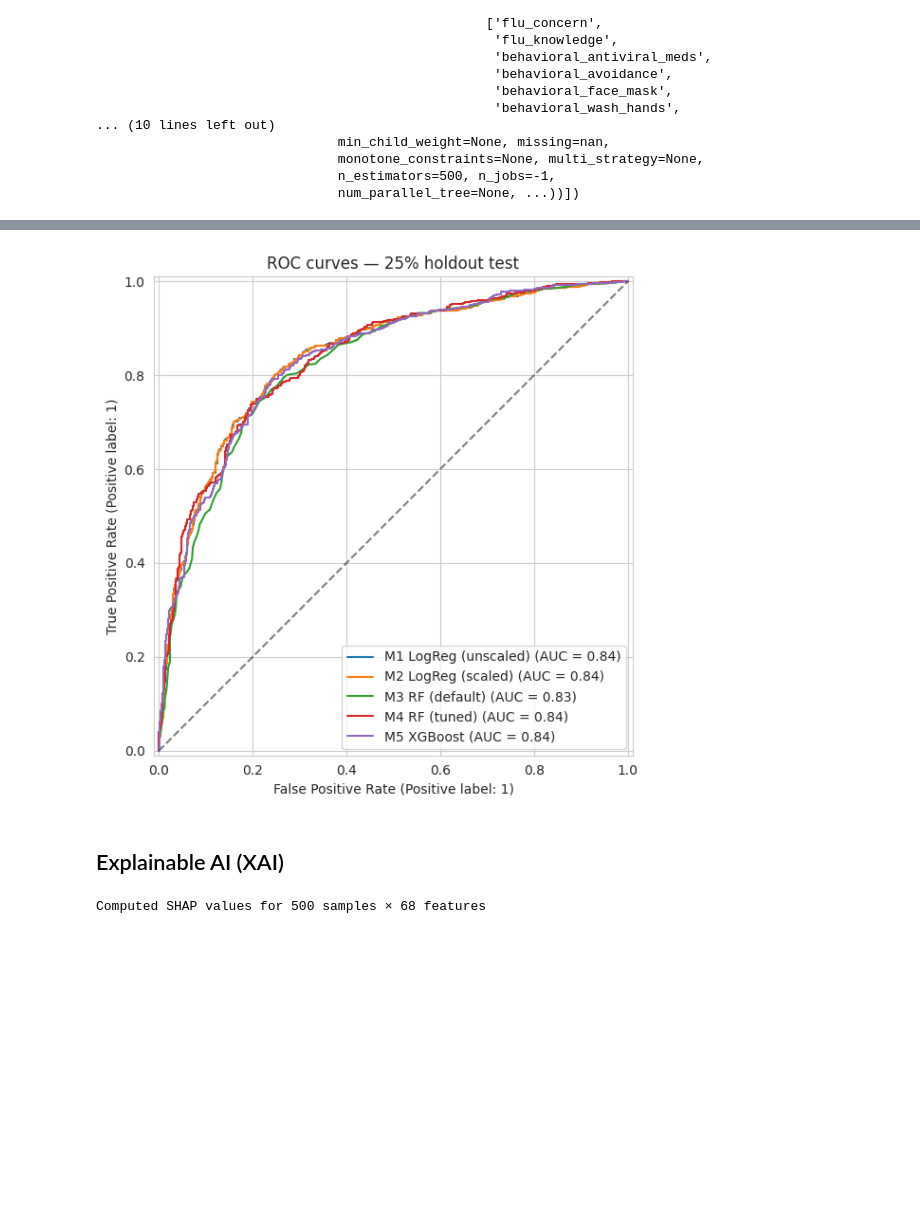
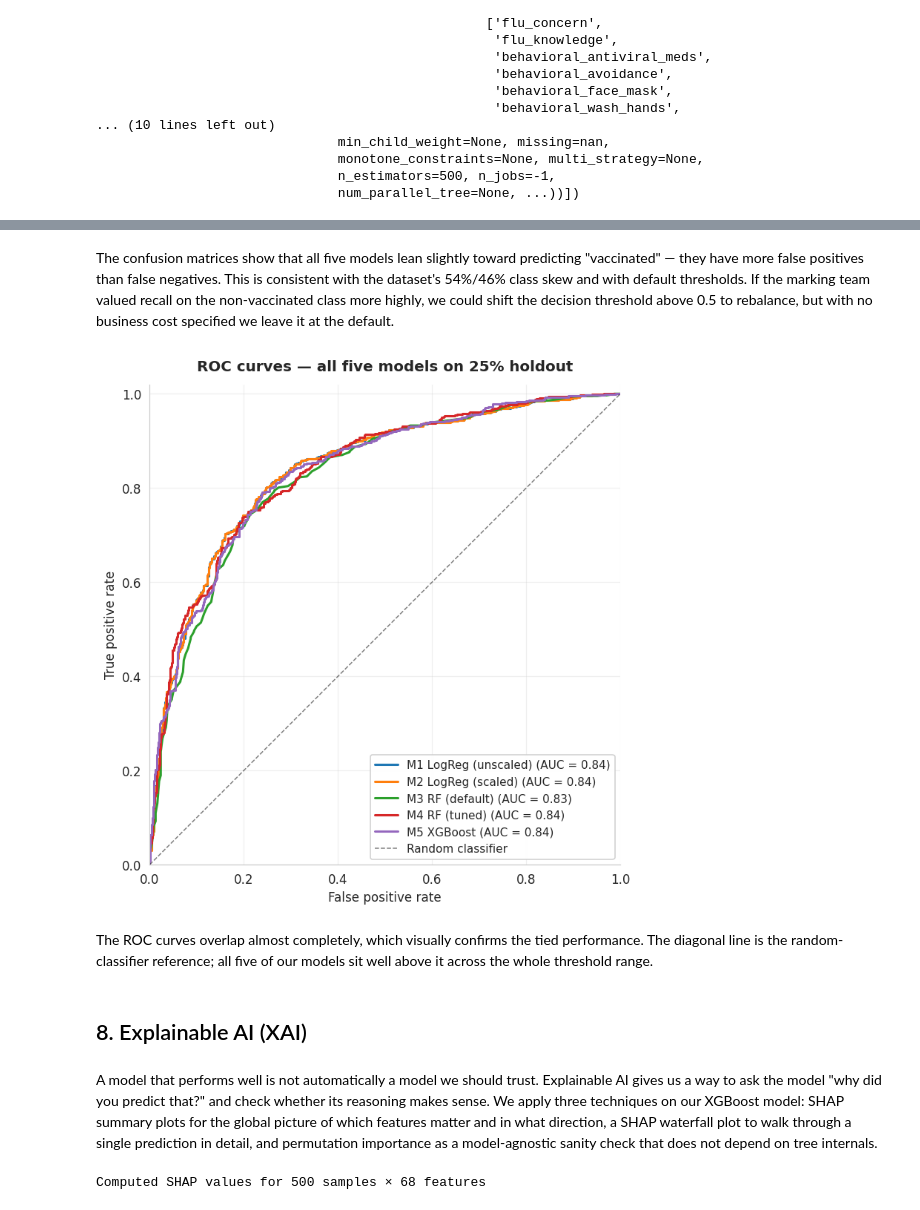
Before and after one commit to DATA-SCIENCE-HACKATHON-Group-12-32/data-science-challenge-group-A, a Jupyter notebook: dsc_main_group_A.ipynb, the cells around one changed output, grey strips where cells are left out. Cells and saved outputs as stored; diff of their text form; code cells hidden in the pictures; blank space fills up the shorter version.

```diff
--- a/dsc_main_group_A.ipynb
+++ b/dsc_main_group_A.ipynb
@@ -119,10 +4,0 @@ opinion_seas_risk              0.393
-# %%
-# EDA - 4 Categorical target rates
-cat_features = train.select_dtypes(exclude=np.number).columns.tolist()
-fig, axes = plt.subplots(2, 5, figsize=(20, 8))
-for ax, col in zip(axes.flat, cat_features):
-    rates = train.groupby(col)['seasonal_vaccine'].mean().sort_values()
-    rates.plot(kind='barh', ax=ax, color='steelblue')
-    ax.set_title(f'{col}\nspread={rates.max()-rates.min():.2f}', fontsize=10)
-    ax.set_xlabel('vaccination rate')
-plt.tight_layout(); plt.show()
@@ -283,0 +72,10 @@ PCA benchmark (different n_components, applied after StandardScaler):
+# %%
+url_train = "https://raw.githubusercontent.com/DATA-SCIENCE-HACKATHON-Group-12-32/data-science-challenge-group-A/main/dataset/dataset_A_training.csv"
+url_test = "https://raw.githubusercontent.com/DATA-SCIENCE-HACKATHON-Group-12-32/data-science-challenge-group-A/main/dataset/dataset_A_testing.csv"
+
+
+train = pd.read_csv(url_train)
+test  = pd.read_csv(url_test)
+print(f"Train: {train.shape}")
+print(f"Test : {test.shape}")
+train.head()
@@ -507,15 +665,31 @@ plt.tight_layout(); plt.show()
+# %% [markdown]
+The confusion matrices show that all five models lean slightly toward predicting "vaccinated" — they have more false positives than false negatives. This is consistent with the dataset's 54%/46% class skew and with default thresholds. If the marking team valued recall on the non-vaccinated class more highly, we could shift the decision threshold above 0.5 to rebalance, but with no business cost specified we leave it at the default.
 # %%
-# ROC curves all on one axis
-fig, ax = plt.subplots(figsize=(7, 6))
-for name, mdl in models_holdout.items():
-    RocCurveDisplay.from_estimator(mdl, Xho_h, yho_h, ax=ax, name=name)
-ax.plot([0, 1], [0, 1], 'k--', alpha=0.5)
-ax.set_title('ROC curves — 25% holdout test')
-plt.tight_layout(); plt.show()
+# ROC curves
+fig, ax = plt.subplots(figsize=(8, 7))
+roc_palette = sns.color_palette('tab10', n_colors=5)
+
+for (name, mdl), col in zip(models_holdout.items(), roc_palette):
+    RocCurveDisplay.from_estimator(mdl, Xho_h, yho_h, ax=ax,
+                                    name=name, color=col, linewidth=2)
+
+ax.plot([0, 1], [0, 1], 'k--', linewidth=1, alpha=0.5, label='Random classifier')
+ax.set_title('ROC curves — all five models on 25% holdout', pad=12)
+ax.set_xlabel('False positive rate')
+ax.set_ylabel('True positive rate')
+ax.legend(loc='lower right', fontsize=10, framealpha=0.95)
+ax.grid(alpha=0.3)
+ax.set_xlim(0, 1); ax.set_ylim(0, 1.02)
+plt.tight_layout()
+plt.show()
 # %% [output]
-[figure, old version]
+[figure, new version]
+# %% [markdown]
+The ROC curves overlap almost completely, which visually confirms the tied performance. The diagonal line is the random-classifier reference; all five of our models sit well above it across the whole threshold range.
 # %% [markdown]
-## Explainable AI (XAI)
+## 8. Explainable AI (XAI)
+# %% [markdown]
+A model that performs well is not automatically a model we should trust. Explainable AI gives us a way to ask the model "why did you predict that?" and check whether its reasoning makes sense. We apply three techniques on our XGBoost model: SHAP summary plots for the global picture of which features matter and in what direction, a SHAP waterfall plot to walk through a single prediction in detail, and permutation importance as a model-agnostic sanity check that does not depend on tree internals.
 # %%
 # XGBoost pipeline for XAI
 xgb_pipeline = m5
```
Also changed, not shown: parts of 78 cells of this notebook.
